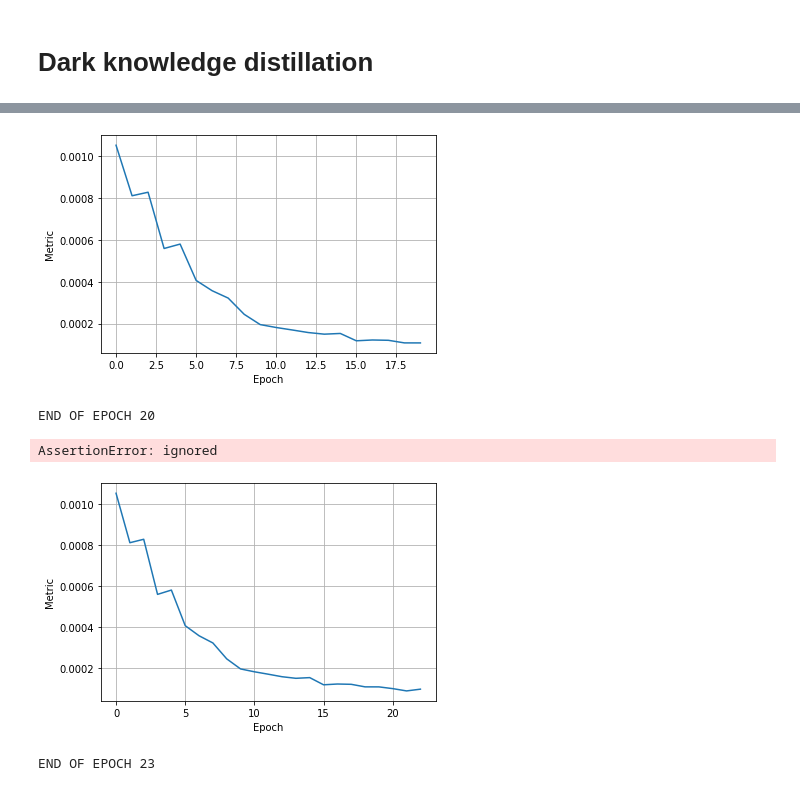
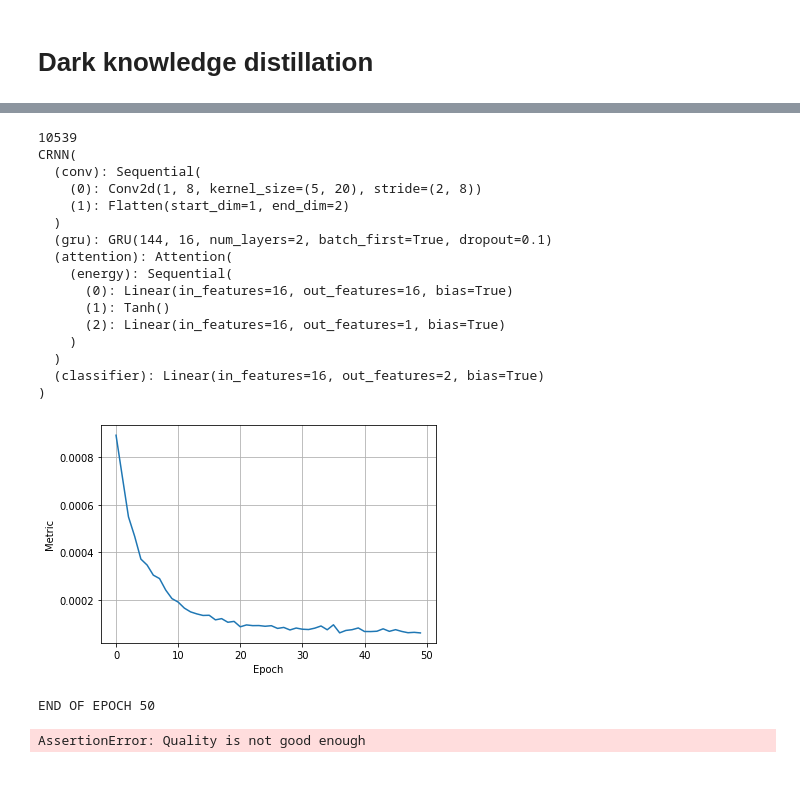
Before and after one commit to kostyayatsok/kws-homework, a Jupyter notebook: kws.ipynb, the cells around one changed output, grey strips where cells are left out. Cells and saved outputs as stored; diff of their text form; code cells hidden in the pictures.

Commit message:
Distilation code and models + quantization started

```diff
--- a/kws.ipynb
+++ b/kws.ipynb
@@ -695,4 +720,5 @@ CRNN(
 # %%
+#!g1.1
 small_config = TaskConfig()
 small_config.hidden_size = 16
 small_config.num_epochs = 50
@@ -705,14 +731,29 @@ opt = torch.optim.Adam(
     weight_decay=small_config.weight_decay
 )
 
-print(sum([p.numel() for p in small_model.parameters()]) v)
+print(sum([p.numel() for p in small_model.parameters()]))
 print(small_model)
 # %% [output]
-[figure, removed]
-END OF EPOCH 20
+10539
+CRNN(
+  (conv): Sequential(
+    (0): Conv2d(1, 8, kernel_size=(5, 20), stride=(2, 8))
+    (1): Flatten(start_dim=1, end_dim=2)
+  )
+  (gru): GRU(144, 16, num_layers=2, batch_first=True, dropout=0.1)
+  (attention): Attention(
+    (energy): Sequential(
+      (0): Linear(in_features=16, out_features=16, bias=True)
+      (1): Tanh()
+      (2): Linear(in_features=16, out_features=1, bias=True)
+    )
+  )
+  (classifier): Linear(in_features=16, out_features=2, bias=True)
+)
-AssertionError: ignored
 # %%
-train(small_model, small_config, history, "small_model_16", 20)
+#!g1.1
+train(small_model, small_config, history, "small_model_16")
 # %% [output]
-[figure, old version]
+[figure, new version]
-END OF EPOCH 23
+END OF EPOCH 50
+AssertionError: Quality is not good enough
```
Also changed, not shown: parts of 28 cells of this notebook, 3 other files.
